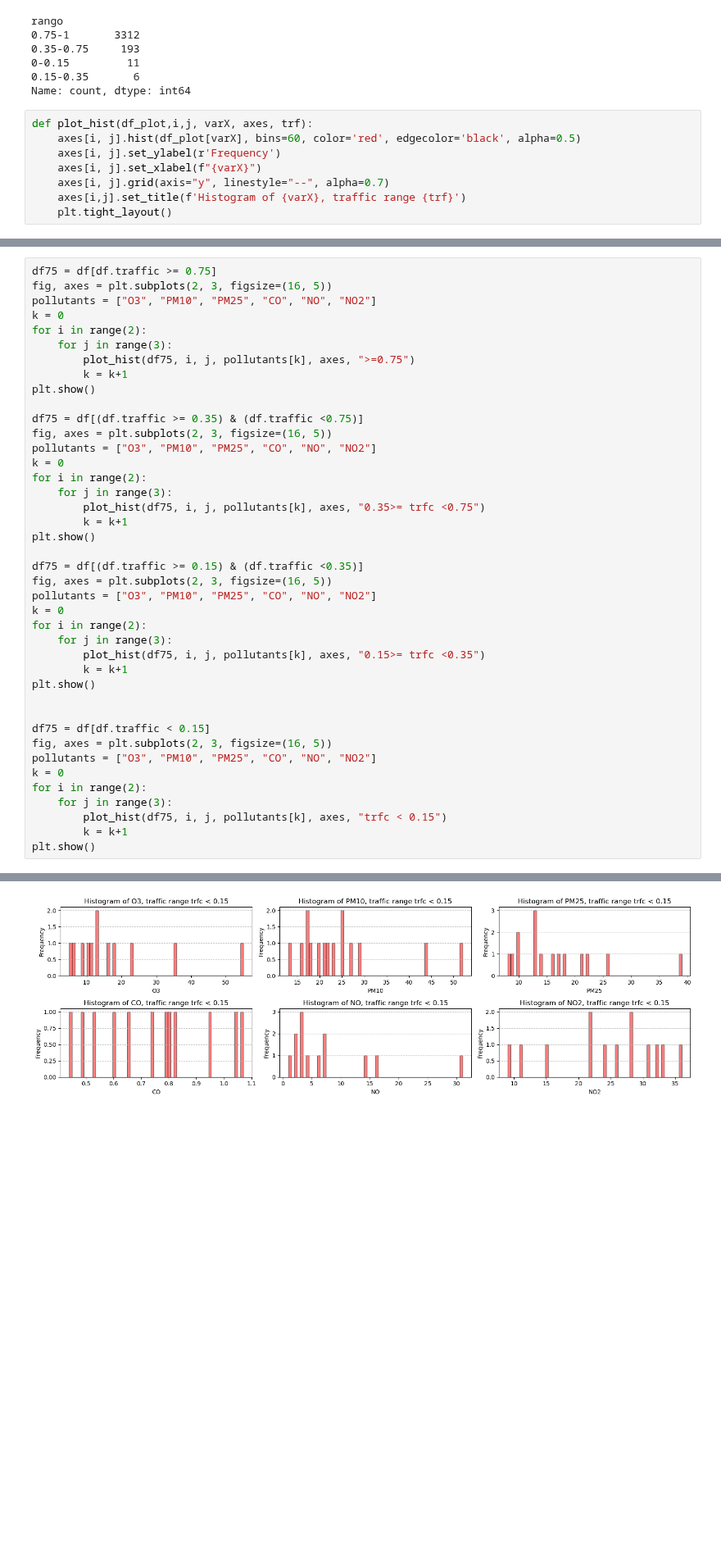
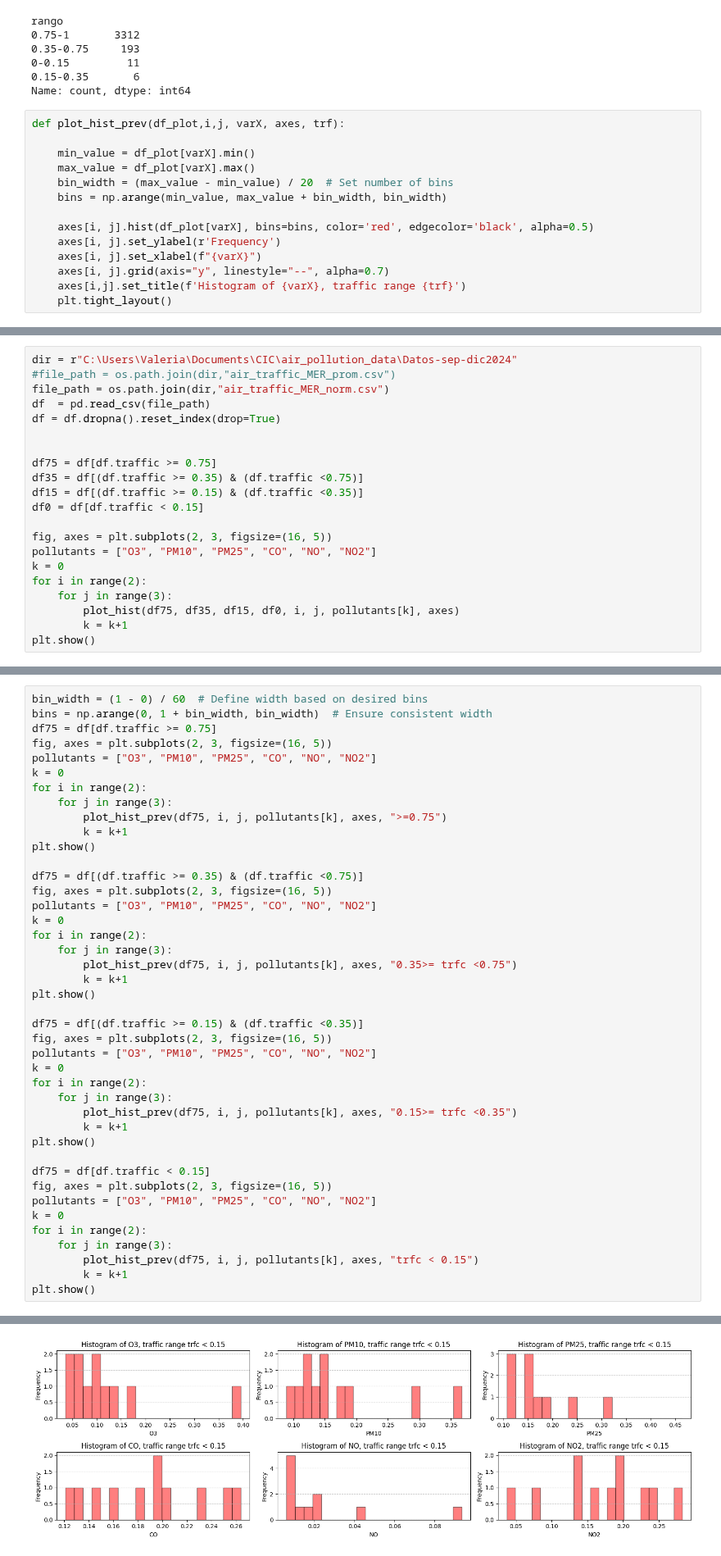
Before and after one commit to vlegaria/air_pollution, a Jupyter notebook: graficas/correlation.ipynb, the cells around one changed output, grey strips where cells are left out. Shown at 82% size. Drawn from its saved outputs; the diff is of its cells as text; blank space fills up the shorter version.

Commit message:
graphs and correlation analysis

```diff
--- a/graficas/correlation.ipynb
+++ b/graficas/correlation.ipynb
@@ -331,8 +405,14 @@ rango
 0.15-0.35       6
 Name: count, dtype: int64
 # %%
-def plot_hist(df_plot,i,j, varX, axes, trf):
-	axes[i, j].hist(df_plot[varX], bins=60, color='red', edgecolor='black', alpha=0.5)
+def plot_hist_prev(df_plot,i,j, varX, axes, trf):
+
+	min_value = df_plot[varX].min()
+	max_value = df_plot[varX].max()
+	bin_width = (max_value - min_value) / 20  # Set number of bins
+	bins = np.arange(min_value, max_value + bin_width, bin_width)
+
+	axes[i, j].hist(df_plot[varX], bins=bins, color='red', edgecolor='black', alpha=0.5)
 	axes[i, j].set_ylabel(r'Frequency')
 	axes[i, j].set_xlabel(f"{varX}")
 	axes[i, j].grid(axis="y", linestyle="--", alpha=0.7)
@@ -340,0 +454,21 @@ def plot_hist(df_plot,i,j, varX, axes, trf):
+# %%
+dir = r"C:\Users\Valeria\Documents\CIC\air_pollution_data\Datos-sep-dic2024"
+#file_path = os.path.join(dir,"air_traffic_MER_prom.csv")
+file_path = os.path.join(dir,"air_traffic_MER_norm.csv")
+df  = pd.read_csv(file_path)
+df = df.dropna().reset_index(drop=True)
+
+
+df75 = df[df.traffic >= 0.75]
+df35 = df[(df.traffic >= 0.35) & (df.traffic <0.75)]
+df15 = df[(df.traffic >= 0.15) & (df.traffic <0.35)]
+df0 = df[df.traffic < 0.15]
+
+fig, axes = plt.subplots(2, 3, figsize=(16, 5))
+pollutants = ["O3", "PM10", "PM25", "CO", "NO", "NO2"]
+k = 0
+for i in range(2):
+	for j in range(3):
+		plot_hist(df75, df35, df15, df0, i, j, pollutants[k], axes)
+		k = k+1
+plt.show()
@@ -341,11 +477,13 @@ def plot_hist(df_plot,i,j, varX, axes, trf):
 # %%
+bin_width = (1 - 0) / 60  # Define width based on desired bins
+bins = np.arange(0, 1 + bin_width, bin_width)  # Ensure consistent width
 df75 = df[df.traffic >= 0.75]
 fig, axes = plt.subplots(2, 3, figsize=(16, 5))
 pollutants = ["O3", "PM10", "PM25", "CO", "NO", "NO2"]
 k = 0
 for i in range(2):
 	for j in range(3):
-		plot_hist(df75, i, j, pollutants[k], axes, ">=0.75")
+		plot_hist_prev(df75, i, j, pollutants[k], axes, ">=0.75")
 		k = k+1
 plt.show()
 
@@ -355,7 +493,7 @@ pollutants = ["O3", "PM10", "PM25", "CO", "NO", "NO2"]
 k = 0
 for i in range(2):
 	for j in range(3):
-		plot_hist(df75, i, j, pollutants[k], axes, "0.35>= trfc <0.75")
+		plot_hist_prev(df75, i, j, pollutants[k], axes, "0.35>= trfc <0.75")
 		k = k+1
 plt.show()
 
@@ -365,10 +503,9 @@ pollutants = ["O3", "PM10", "PM25", "CO", "NO", "NO2"]
 k = 0
 for i in range(2):
 	for j in range(3):
-		plot_hist(df75, i, j, pollutants[k], axes, "0.15>= trfc <0.35")
+		plot_hist_prev(df75, i, j, pollutants[k], axes, "0.15>= trfc <0.35")
 		k = k+1
 plt.show()
-
 
 df75 = df[df.traffic < 0.15]
 fig, axes = plt.subplots(2, 3, figsize=(16, 5))
@@ -376,7 +513,7 @@ pollutants = ["O3", "PM10", "PM25", "CO", "NO", "NO2"]
 k = 0
 for i in range(2):
 	for j in range(3):
-		plot_hist(df75, i, j, pollutants[k], axes, "trfc < 0.15")
+		plot_hist_prev(df75, i, j, pollutants[k], axes, "trfc < 0.15")
 		k = k+1
 plt.show()
 # %% [output]
@@ -386,4 +523,4 @@ plt.show()
-[figure, old version]
+[figure, new version]
 # %%
 dir = r"C:\Users\valer\Documents\CIC\doctorado\Proyecto_Innovacion\main\air-poll-predict-dev\API\InfoPostgres\Datos\air_traffic_MER_prom.csv"
 df = pd.read_csv(dir)
```
Also changed, not shown: parts of 19 cells of this notebook, 2 other files.
